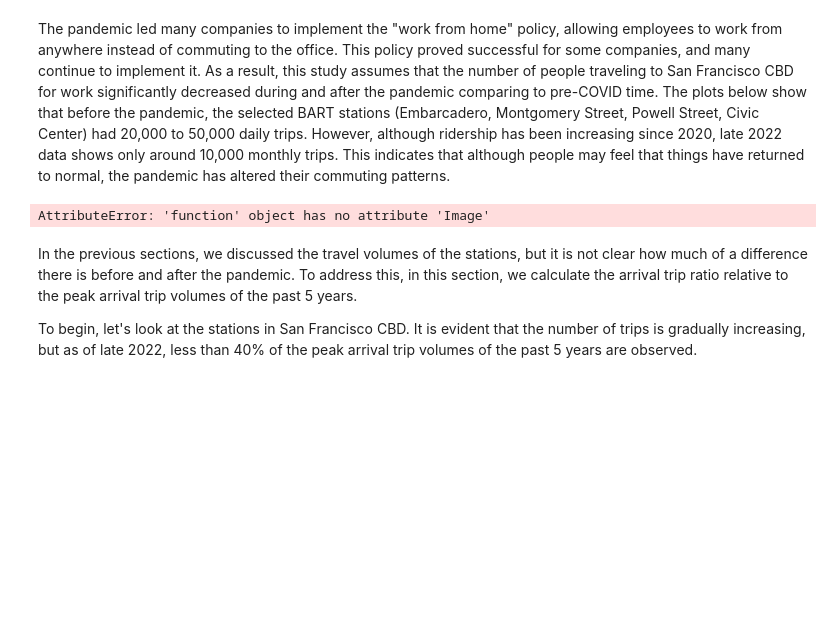
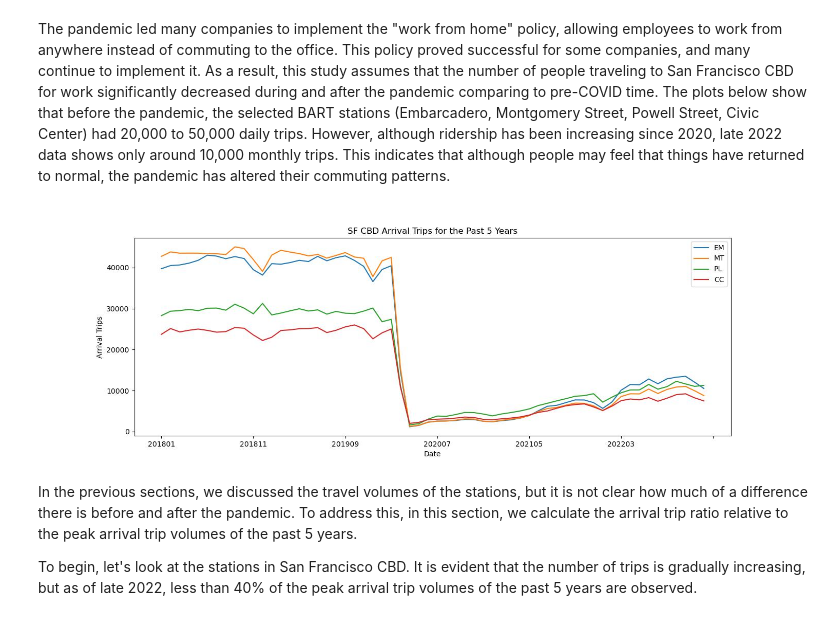
Before and after one commit to UCB-stat-159-s23/project-Group23, a Jupyter notebook: main.ipynb, the cells around one changed output. Drawn from its saved outputs; the diff is of its cells as text; code cells hidden in the pictures; blank space fills up the shorter version.

```diff
--- a/main.ipynb
+++ b/main.ipynb
@@ -66,9 +66,9 @@ This notebook examines the ridership of various important BART stations with dif
 # %% [markdown]
 The pandemic led many companies to implement the "work from home" policy, allowing employees to work from anywhere instead of commuting to the office. This policy proved successful for some companies, and many continue to implement it. As a result, this study assumes that the number of people traveling to San Francisco CBD for work significantly decreased during and after the pandemic comparing to pre-COVID time. The plots below show that before the pandemic, the selected BART stations (Embarcadero, Montgomery Street, Powell Street, Civic Center) had 20,000 to 50,000 daily trips. However, although ridership has been increasing since 2020, late 2022 data shows only around 10,000 monthly trips. This indicates that although people may feel that things have returned to normal, the pandemic has altered their commuting patterns.
 # %%
-display.Image('figures/SF CBD Arrival Trip Count.jpg')
+Image('figures/SF CBD Arrival Trip Count.jpg')
 # %% [output]
-AttributeError: 'function' object has no attribute 'Image'
+[figure, added]
 # %% [markdown]
 In the previous sections, we discussed the travel volumes of the stations, but it is not clear how much of a difference there is before and after the pandemic. To address this, in this section, we calculate the arrival trip ratio relative to the peak arrival trip volumes of the past 5 years.
 
```
Also changed, not shown: parts of 14 cells of this notebook.
